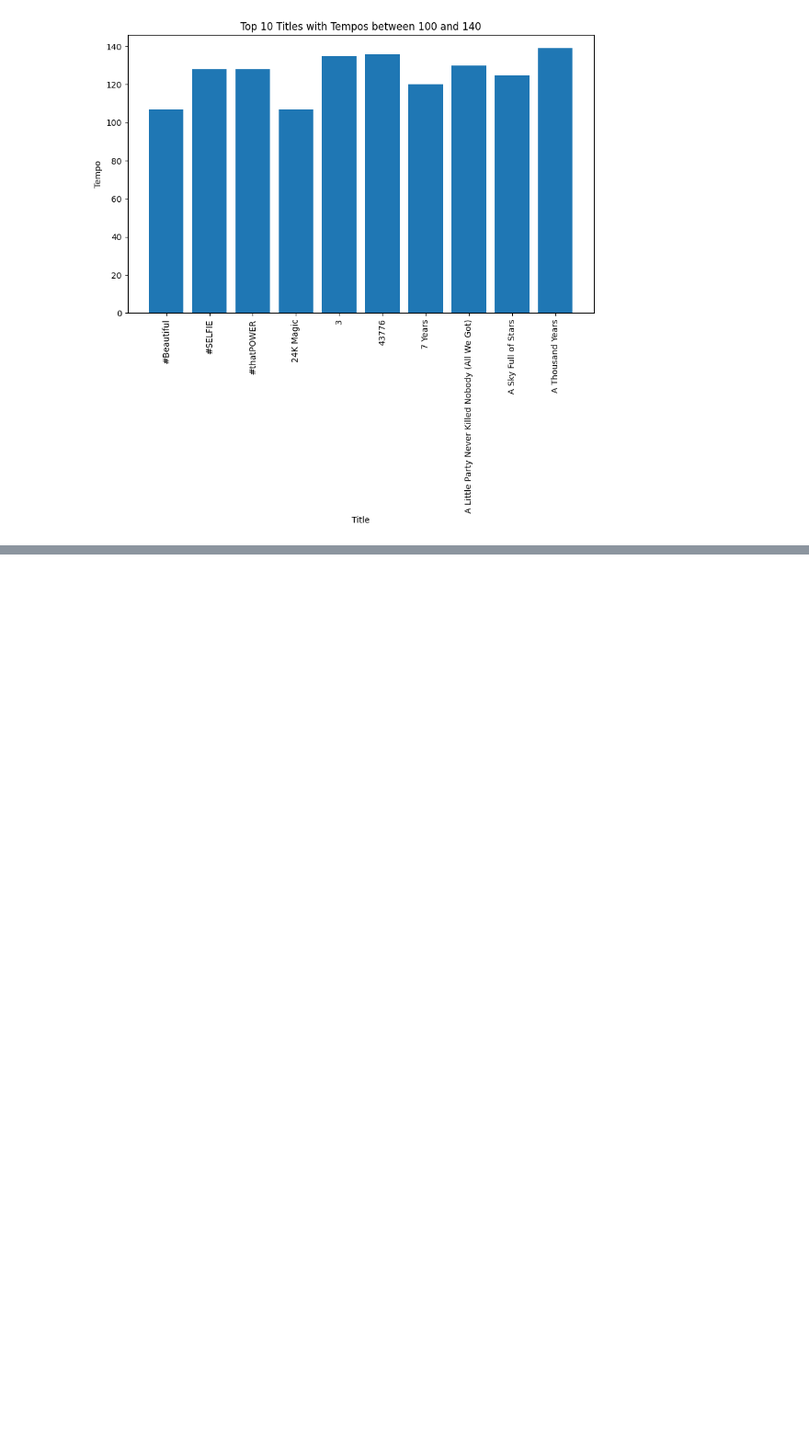
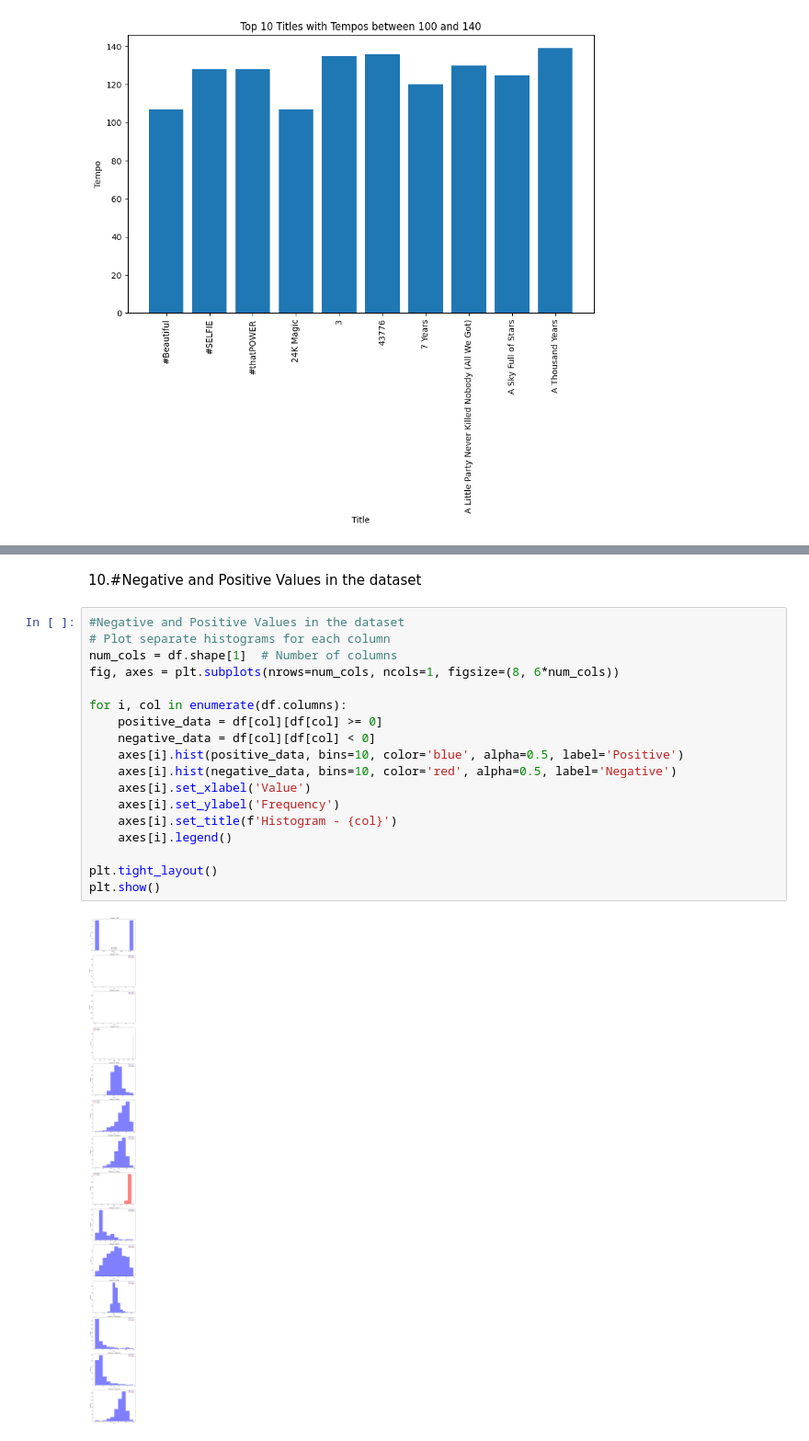
Before and after one commit to Shubhangini19/spotifyDataAnalysis, a Jupyter notebook: SpotifyDataAnalysis7.ipynb, the cells around one changed output, grey strips where cells are left out. Shown at 92% size. Saved outputs shown, nothing was run; the diff lists cells and outputs as text; blank space fills up the shorter version.

```diff
--- a/SpotifyDataAnalysis7.ipynb
+++ b/SpotifyDataAnalysis7.ipynb
@@ -406,0 +424,22 @@ plt.show()
+# %% [markdown]
+10.#Negative and Positive Values in the dataset
+# %%
+#Negative and Positive Values in the dataset
+# Plot separate histograms for each column
+num_cols = df.shape[1]  # Number of columns
+fig, axes = plt.subplots(nrows=num_cols, ncols=1, figsize=(8, 6*num_cols))
+
+for i, col in enumerate(df.columns):
+    positive_data = df[col][df[col] >= 0]
+    negative_data = df[col][df[col] < 0]
+    axes[i].hist(positive_data, bins=10, color='blue', alpha=0.5, label='Positive')
+    axes[i].hist(negative_data, bins=10, color='red', alpha=0.5, label='Negative')
+    axes[i].set_xlabel('Value')
+    axes[i].set_ylabel('Frequency')
+    axes[i].set_title(f'Histogram - {col}')
+    axes[i].legend()
+
+plt.tight_layout()
+plt.show()
+# %% [output]
+[figure, added]
```
Also changed, not shown: parts of 2 cells of this notebook.
